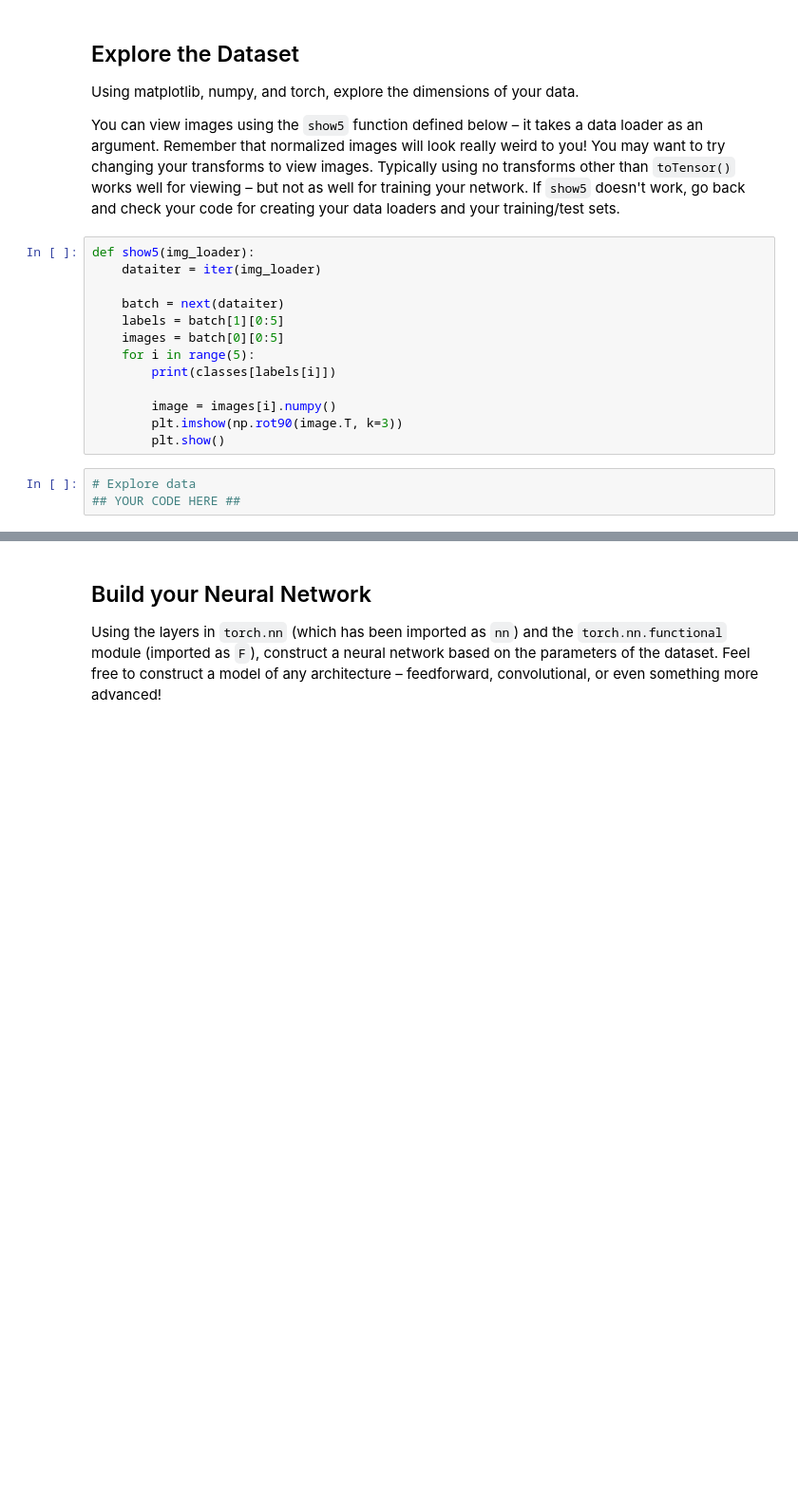
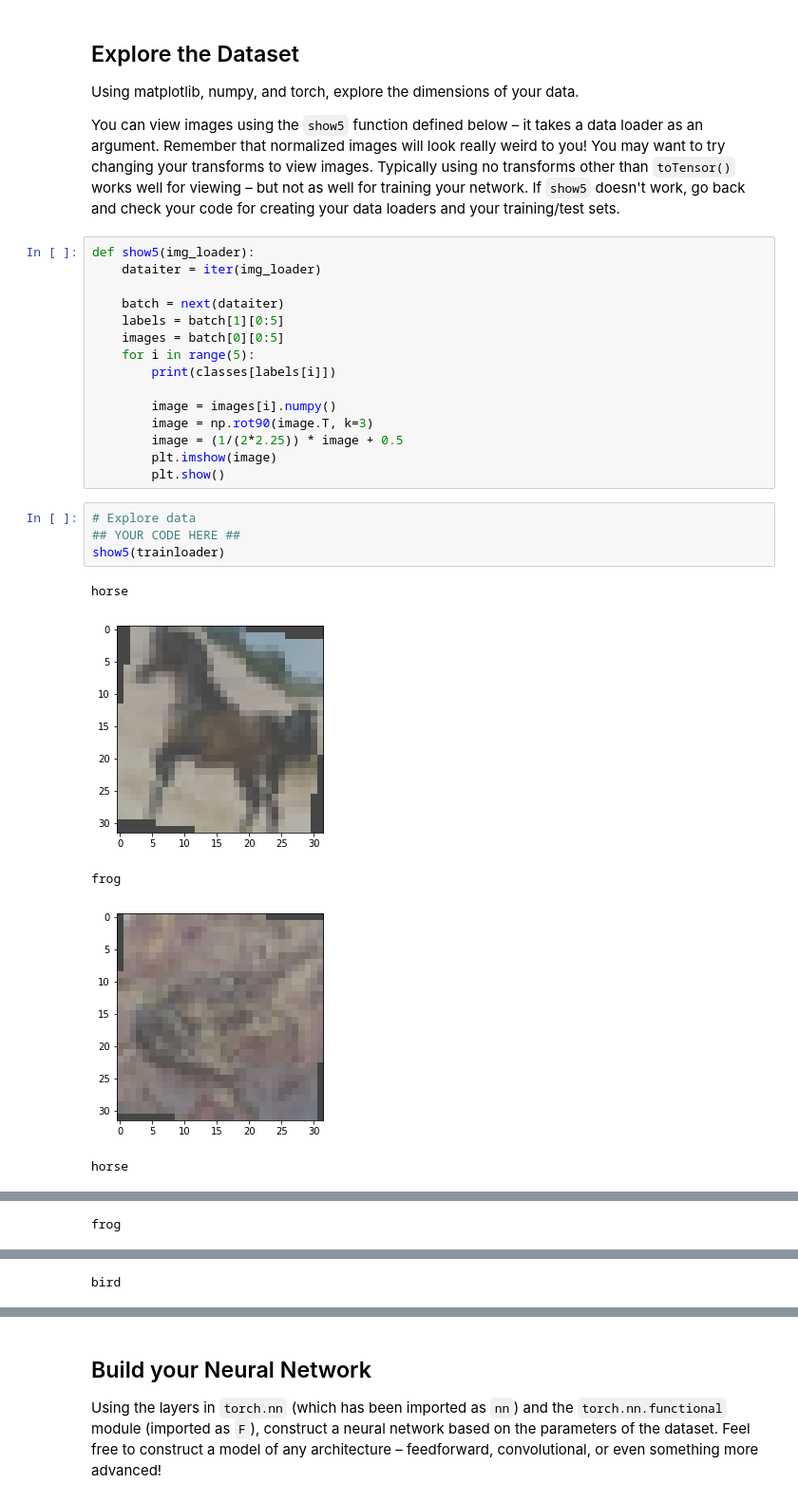
Before and after one commit to liviubalan/udacity-pytorch-project2, a Jupyter notebook: CIFAR-10_Image_Classifier-STARTER.ipynb, the cells around one changed output, grey strips where cells are left out. Shown: that part at 95% size. Drawn from its saved outputs; the diff is of its cells as text; blank space fills up the shorter version.

```diff
--- a/CIFAR-10_Image_Classifier-STARTER.ipynb
+++ b/CIFAR-10_Image_Classifier-STARTER.ipynb
@@ -85,8 +106,17 @@ def show5(img_loader):
         print(classes[labels[i]])
 
         image = images[i].numpy()
-        plt.imshow(np.rot90(image.T, k=3))
+        image = np.rot90(image.T, k=3)
+        image = (1/(2*2.25)) * image + 0.5
+        plt.imshow(image)
         plt.show()
 # %%
 # Explore data
 ## YOUR CODE HERE ##
+show5(trainloader)
+# %% [output]
+horse
+[figure, added]
+frog
+[figure, added]
+horse
@@ -92,0 +124 @@ def show5(img_loader):
+frog
@@ -92,0 +126 @@ def show5(img_loader):
+bird
```
Also changed, not shown: parts of 9 cells of this notebook.
